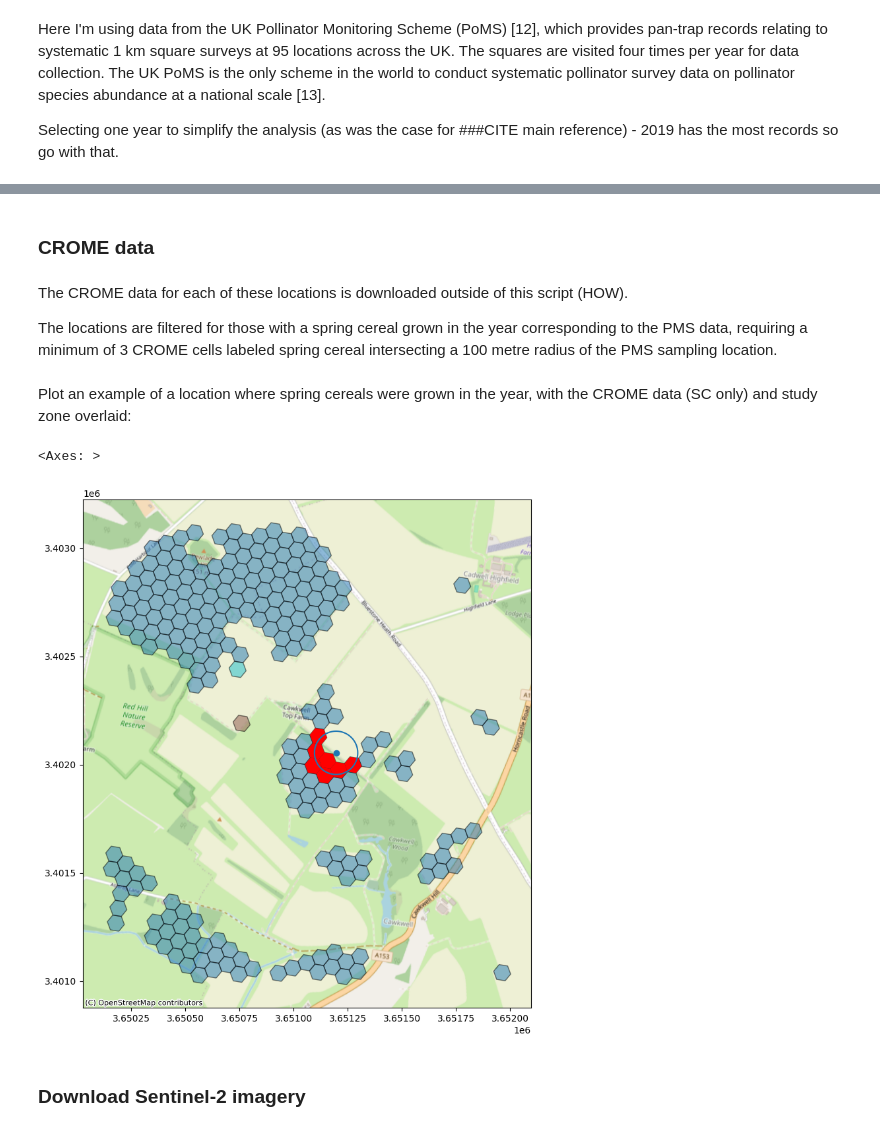
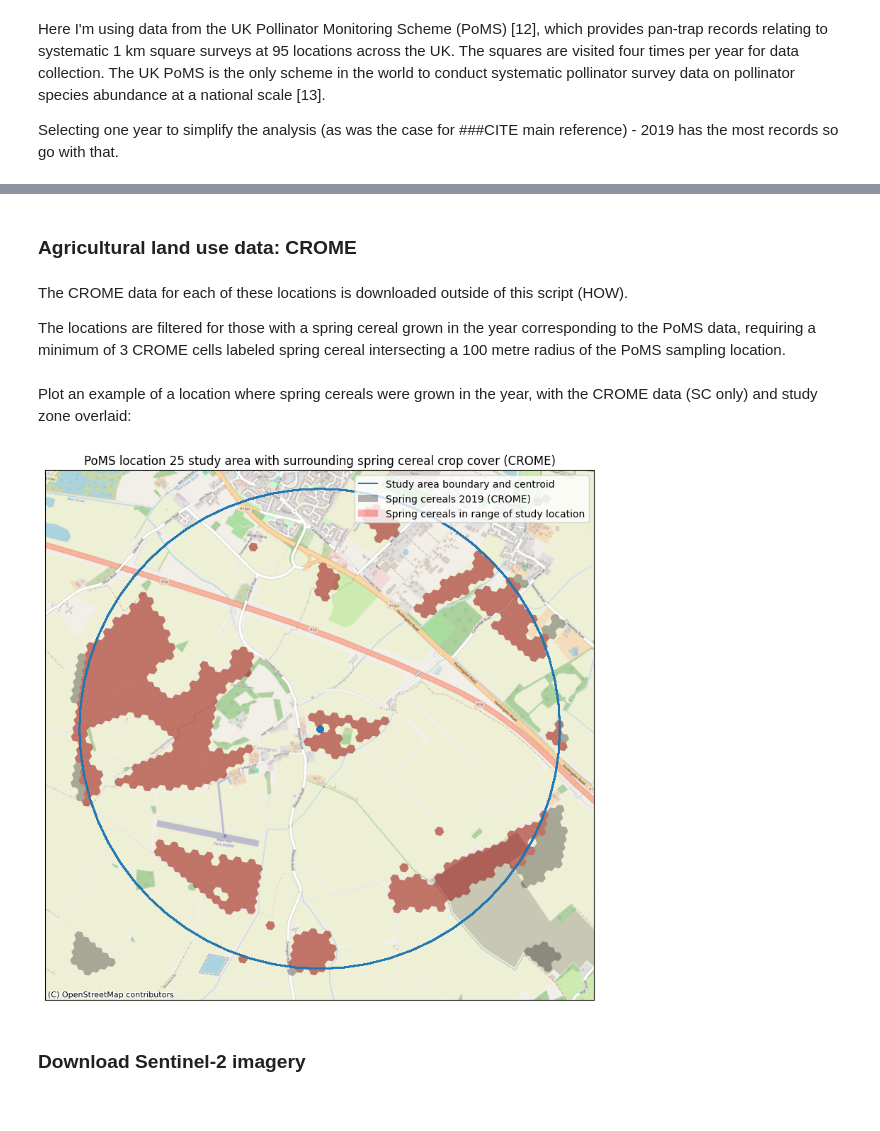
Before and after one commit to twhit1/quant_ecolo, a Jupyter notebook: docs/Ecological Data Science for Sustainable Agriculture (Part II).ipynb, the cells around one changed output, grey strips where cells are left out. Saved outputs shown, nothing was run; the diff lists cells and outputs as text; code cells hidden in the pictures.

Commit message:
Complete pass of part II and III code and graphics

```diff
--- a/docs/Ecological Data Science for Sustainable Agriculture (Part II).ipynb
+++ b/docs/Ecological Data Science for Sustainable Agriculture (Part II).ipynb
@@ -62 +66,5 @@ WORKING_CRS = 'EPSG:3035'
+# %%
+location_code = 25
+aoi_dir = 'location_{}'.format(location_code)
+date = '2019_02_23'
 # %% [markdown]
@@ -195,6 +143,10 @@ Instead I look at the S2 imagery on grassland and cropland (specifically spring-
 
 Note that honey bees regularly travel this distance to forage, and have been witnessed more than 10 km from the hive [14], so defining a study zone around each sampling location in this way is not only practical within the constraints of the methodology here but also likely largely overlaps with areas frequented by the insects observed in the pan-traps.
 # %%
-ax = sample_data.drop_duplicates('location_code').plot(figsize=(10, 10), edgecolor=None)
-cx.add_basemap(ax, crs=sample_data.crs, source=cx.providers.CartoDB.PositronNoLabels)
+ax = insect_data.drop_duplicates('location_code').plot(figsize=(10, 10), edgecolor=None, color='cadetblue')
+cx.add_basemap(ax, crs=insect_data.crs, source=cx.providers.CartoDB.PositronNoLabels)
+ax.set_xticks([])
+ax.set_yticks([])
+plt.title('Distribution of selected PoMS study sites')
+plt.show()
 # %% [output]
@@ -202,9 +154,9 @@ cx.add_basemap(ax, crs=sample_data.crs, source=cx.providers.CartoDB.PositronNoLa
 # %% [markdown]
-### CROME data
+### Agricultural land use data: CROME
 # %% [markdown]
 The CROME data for each of these locations is downloaded outside of this script (HOW).
 
-The locations are filtered for those with a spring cereal grown in the year corresponding to the PMS data, requiring a minimum of 3 CROME cells labeled spring cereal intersecting a 100 metre radius of the PMS sampling location.
+The locations are filtered for those with a spring cereal grown in the year corresponding to the PoMS data, requiring a minimum of 3 CROME cells labeled spring cereal intersecting a 100 metre radius of the PoMS sampling location.
 # %%
 SPRING_CEREAL_LUCODES = ['AC01', # barley
                          'AC19', # oats
@@ -231,29 +166,35 @@ for i, location_path in enumerate(glob('../../../data/Agric_data/NPMS_Locations/
 # %% [markdown]
 Plot an example of a location where spring cereals were grown in the year, with the CROME data (SC only) and study zone overlaid:
 # %%
-######## PROBABLY GET RID OF THIS
 
+location_path = f'../../../data/Agric_data/PoMS_Locations/{aoi_dir}/CROME'
 
-dir = sc_aoi_dirs[0]
-id = int(dir.split('_')[1])
-
-location_path = f'../../../data/Agric_data/NPMS_Locations/{dir}/CROME'
-
-crome_data = gpd.read_file(location_path).to_crs(arable_samples_loc_yr_unique.crs)
+crome_data = gpd.read_file(location_path).to_crs(insect_data.crs)
 
 # filter for spring cereals
 crome_data = crome_data[crome_data['lucode'].isin(SPRING_CEREAL_LUCODES)]
+sc_cells_in_radius = crome_data[crome_data.intersects(insect_data[insect_data['location_code'] == location_code]['study_zone'].iloc[0])]
 
-sc_cells_in_radius = crome_data[crome_data.intersects(arable_samples_loc_yr_unique.loc[id, 'study_zone'])]
+# Plot
+fig, ax = plt.subplots(1,1, figsize=(10,10))
+crome_data.plot(ax=ax, color='k', alpha=0.3, edgecolor=None)
+cx.add_basemap(ax, crs=insect_data.crs, source=cx.providers.OpenStreetMap.Mapnik, zoom=15)
 
-ax = crome_data.plot('lucode',figsize=(10, 10), alpha=0.5, edgecolor="k")
-cx.add_basemap(ax, crs=arable_samples_loc_yr_unique.crs, source=cx.providers.OpenStreetMap.Mapnik, zoom=15)
+insect_data[insect_data['location_code'] == location_code]['geometry'].plot(ax=ax)
+insect_data[insect_data['location_code'] == location_code]['study_zone'].exterior.plot(ax=ax, label='Study area boundary and centroid')
+sc_cells_in_radius.plot(ax=ax, color='red', alpha=0.3, label='Spring cereals in range of study location')
 
-arable_samples_loc_yr_unique.loc[[id]].plot(ax=ax)
-arable_samples_loc_yr_unique.loc[[id]]['study_zone'].exterior.plot(ax=ax)
-sc_cells_in_radius.plot(ax=ax, color='red')
+legend_handles = [mpl.patches.Patch(facecolor='k', alpha=0.3, label=f"Spring cereals 2019 (CROME)"),
+                  mpl.patches.Patch(facecolor='r', alpha=0.3, label="Spring cereals in range of study location")]
+
+plt.legend(handles=ax.get_legend_handles_labels()[0] +  legend_handles)
+
+ax.set_xticks([])
+ax.set_yticks([])
+
+plt.title('PoMS location {} study area with surrounding spring cereal crop cover (CROME)'.format(location_code))
+plt.show()
 # %% [output]
-<Axes: >
-[figure, old version]
+[figure, new version]
 # %% [markdown]
 ### Download Sentinel-2 imagery
```
Also changed, not shown: parts of 51 cells of this notebook, 1 other file.
